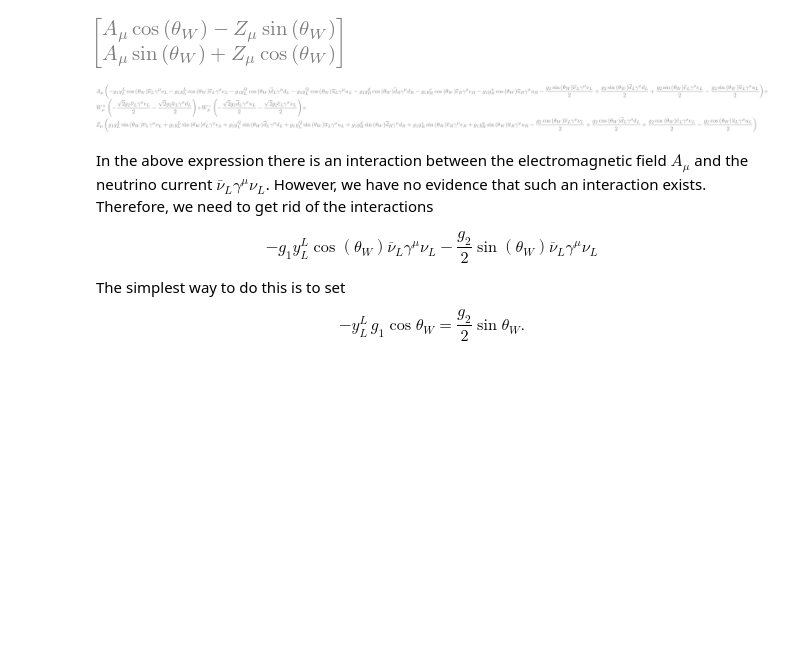
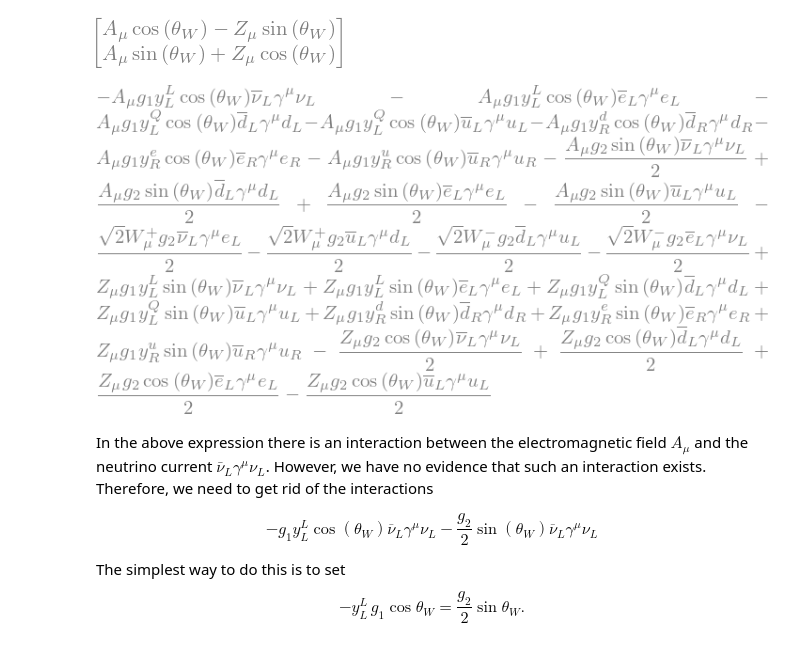
Before and after one commit to hbprosper/GSW, a Jupyter notebook: GlashowSalamWeinberg.ipynb, the cells around one changed output. Drawn from its saved outputs; the diff is of its cells as text; code cells hidden in the pictures; blank space fills up the shorter version.

```diff
--- a/GlashowSalamWeinberg.ipynb
+++ b/GlashowSalamWeinberg.ipynb
@@ -349,11 +346,11 @@ BW
 # %%
 a = l + r
 a = a.subs(B,  BW[0])
 a = a.subs(W3, BW[1])
-a = a.expand().collect(A).collect(Z).collect(Wplus).collect(Wminus)
+a = a.expand()
 a
 # %% [output]
-[figure, old version]
+[figure, new version]
 # %% [markdown]
 In the above expression there is an interaction between the electromagnetic field $A_\mu$ and the neutrino current $\bar{\nu}_L \gamma^\mu \nu_L$. However, we have no evidence that such an interaction exists. Therefore, we need to get rid of the interactions
 
```
Also changed, not shown: parts of 7 cells of this notebook.
